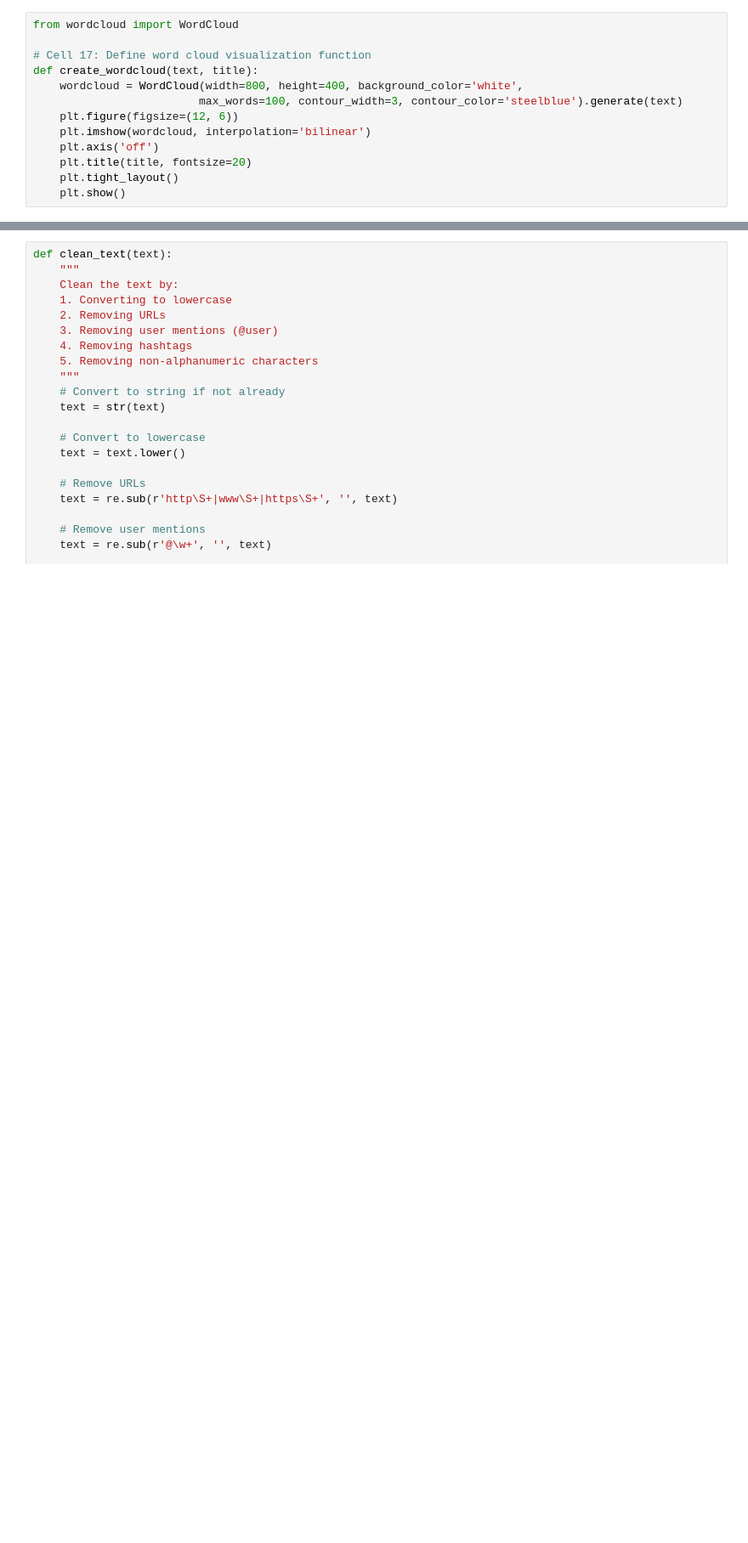
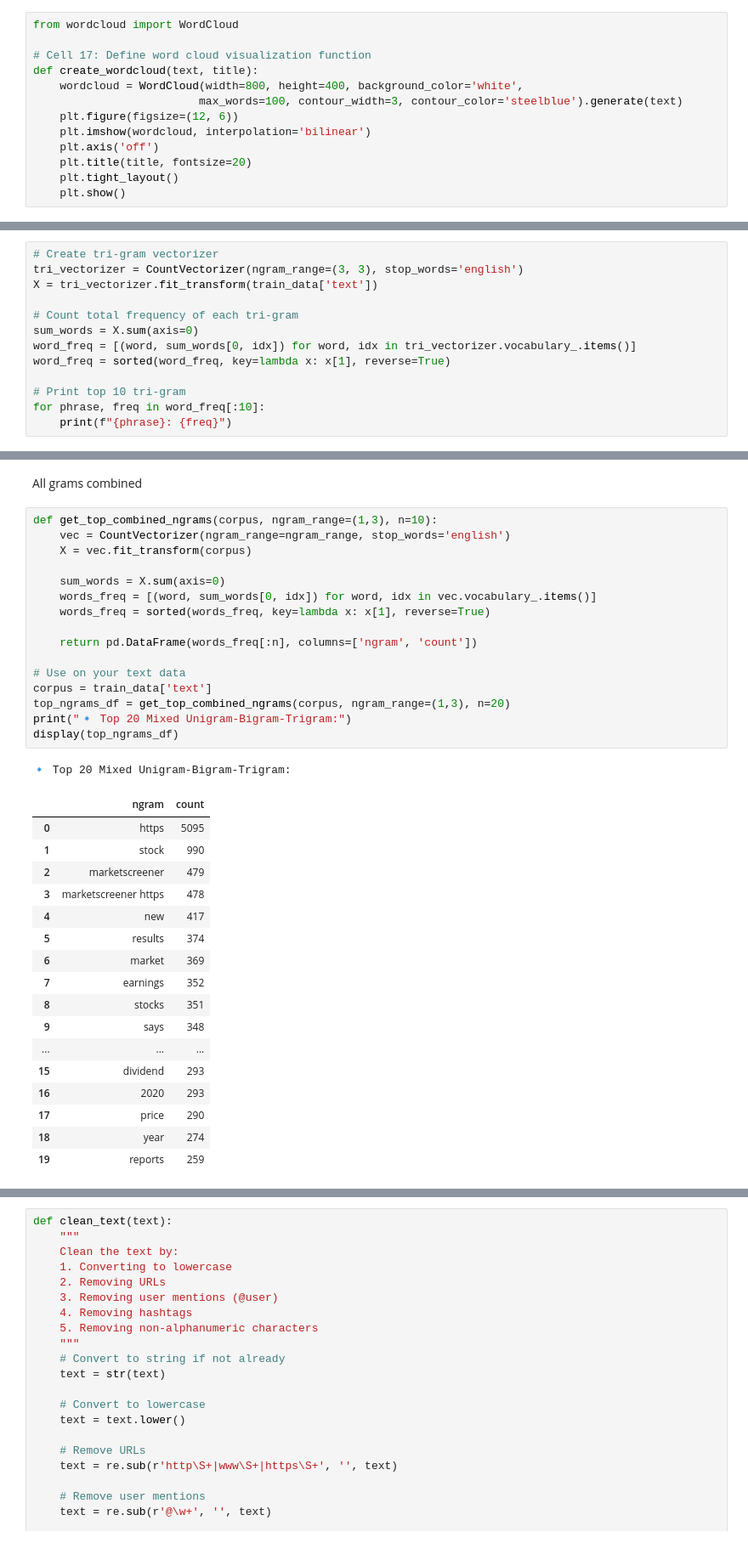
Before and after one commit to Benerugg/textmining, a Jupyter notebook: main.ipynb, the cells around one changed output, grey strips where cells are left out. Shown at 85% size. Cells and saved outputs as stored; diff of their text form; blank space fills up the shorter version.

```diff
--- a/main.ipynb
+++ b/main.ipynb
@@ -222,0 +327,13 @@ for label, sentiment in zip([0, 1, 2], ['Bearish', 'Bullish', 'Neutral']):
+# %%
+# Create tri-gram vectorizer
+tri_vectorizer = CountVectorizer(ngram_range=(3, 3), stop_words='english')
+X = tri_vectorizer.fit_transform(train_data['text'])
+
+# Count total frequency of each tri-gram
+sum_words = X.sum(axis=0)
+word_freq = [(word, sum_words[0, idx]) for word, idx in tri_vectorizer.vocabulary_.items()]
+word_freq = sorted(word_freq, key=lambda x: x[1], reverse=True)
+
+# Print top 10 tri-gram
+for phrase, freq in word_freq[:10]:
+    print(f"{phrase}: {freq}")
@@ -222,0 +351,37 @@ for label, sentiment in zip([0, 1, 2], ['Bearish', 'Bullish', 'Neutral']):
+# %% [markdown]
+All grams combined
+# %%
+def get_top_combined_ngrams(corpus, ngram_range=(1,3), n=10):
+    vec = CountVectorizer(ngram_range=ngram_range, stop_words='english')
+    X = vec.fit_transform(corpus)
+
+    sum_words = X.sum(axis=0)
+    words_freq = [(word, sum_words[0, idx]) for word, idx in vec.vocabulary_.items()]
+    words_freq = sorted(words_freq, key=lambda x: x[1], reverse=True)
+
+    return pd.DataFrame(words_freq[:n], columns=['ngram', 'count'])
+
+# Use on your text data
+corpus = train_data['text']
+top_ngrams_df = get_top_combined_ngrams(corpus, ngram_range=(1,3), n=20)
+print("🔹 Top 20 Mixed Unigram-Bigram-Trigram:")
+display(top_ngrams_df)
+# %% [output]
+🔹 Top 20 Mixed Unigram-Bigram-Trigram:
+|  | ngram | count |
+| 0 | https | 5095 |
+| 1 | stock | 990 |
+| 2 | marketscreener | 479 |
+| 3 | marketscreener https | 478 |
+| 4 | new | 417 |
+| 5 | results | 374 |
+| 6 | market | 369 |
+| 7 | earnings | 352 |
+| 8 | stocks | 351 |
+| 9 | says | 348 |
+| ... | ... | ... |
+| 15 | dividend | 293 |
+| 16 | 2020 | 293 |
+| 17 | price | 290 |
+| 18 | year | 274 |
+| 19 | reports | 259 |
```
Also changed, not shown: parts of 16 cells of this notebook.
